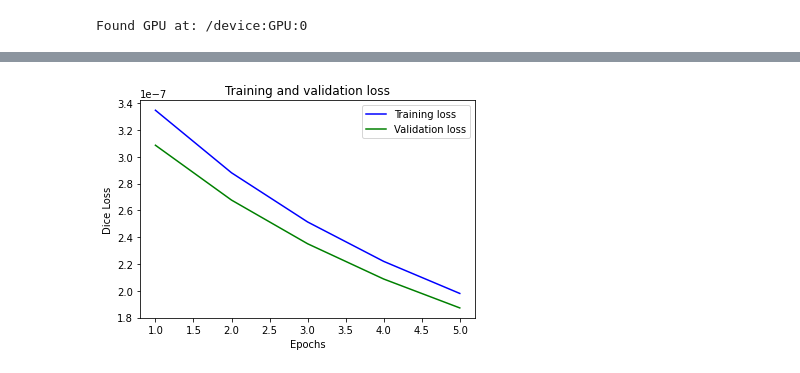
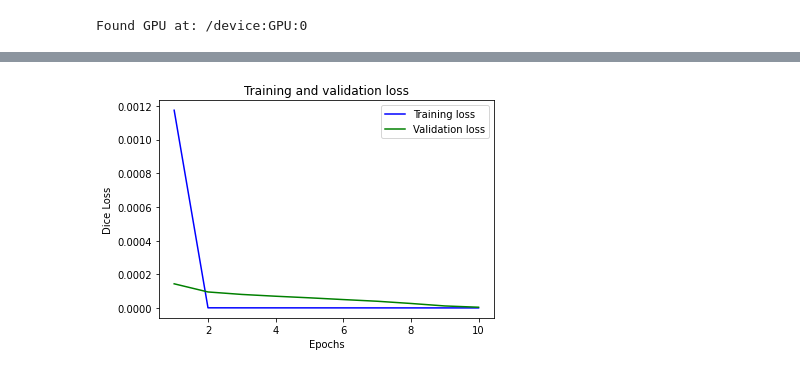
Before and after one commit to FR-Schwartz/IDS705_Team10, a Jupyter notebook: 10_code/auto_encoder.ipynb, the cells around one changed output, grey strips where cells are left out. Saved outputs shown, nothing was run; the diff lists cells and outputs as text; code cells hidden in the pictures.

Commit message:
added more epochs

```diff
--- a/10_code/auto_encoder.ipynb
+++ b/10_code/auto_encoder.ipynb
@@ -237,6 +237,6 @@ train_dataset_trainable = train_dataset.shuffle(shufflesize).batch(batchsize)
 val_dataset_validable = val_dataset.batch(batchsize)
 # %%
 # Train Autoencoder
-epochs = 5
+epochs = 10
 auto_enc = autoencoder.fit(mini_dataset_trainable, epochs = epochs, verbose=1, validation_data=minival_dataset_validable, batch_size = 4, shuffle = False, callbacks=[TensorBoard(log_dir='/tmp/autoencoder')])
 # %% [output]
@@ -253,17 +263,17 @@ Epoch 5/5
 # %%
 # Plot loss curves
 loss = auto_enc.history['loss']
 val_loss = auto_enc.history['val_loss']
-epochs = [1,2,3,4,5]
+epochs = [1,2,3,4,5,6,7,8,9,10]
 
 plt.figure()
 plt.plot(epochs, loss, 'b', linestyle="-", label='Training loss')
 plt.plot(epochs, val_loss, 'g', linestyle="-", label='Validation loss')
 plt.title('Training and validation loss')
 plt.xlabel('Epochs')
 plt.ylabel("Dice Loss")
 plt.legend()
 plt.show()
 plt.close()
 # %% [output]
-[figure, old version]
+[figure, new version]
```
Also changed, not shown: parts of 4 cells of this notebook.
